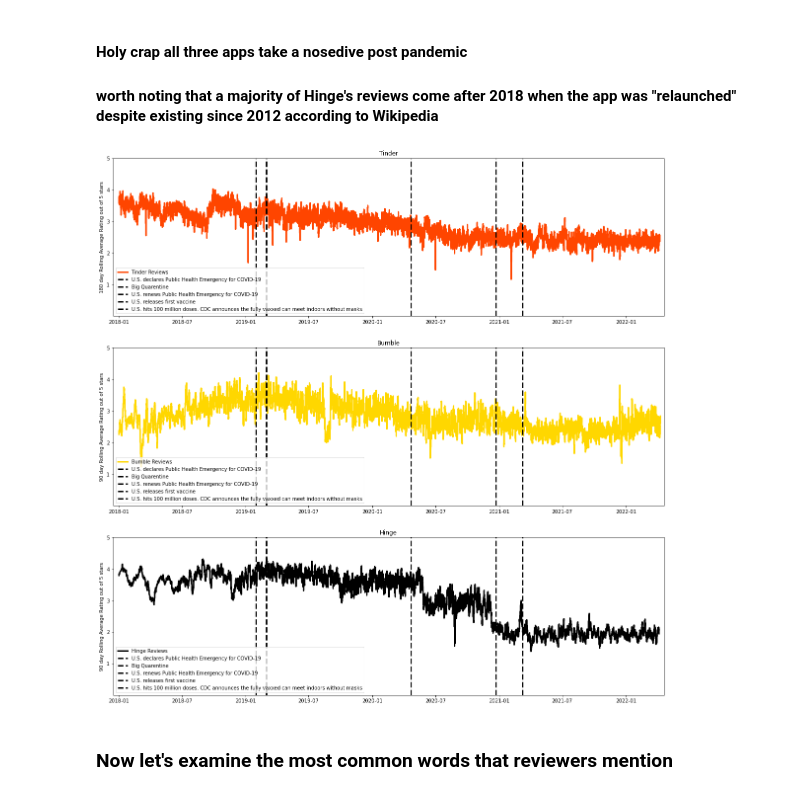
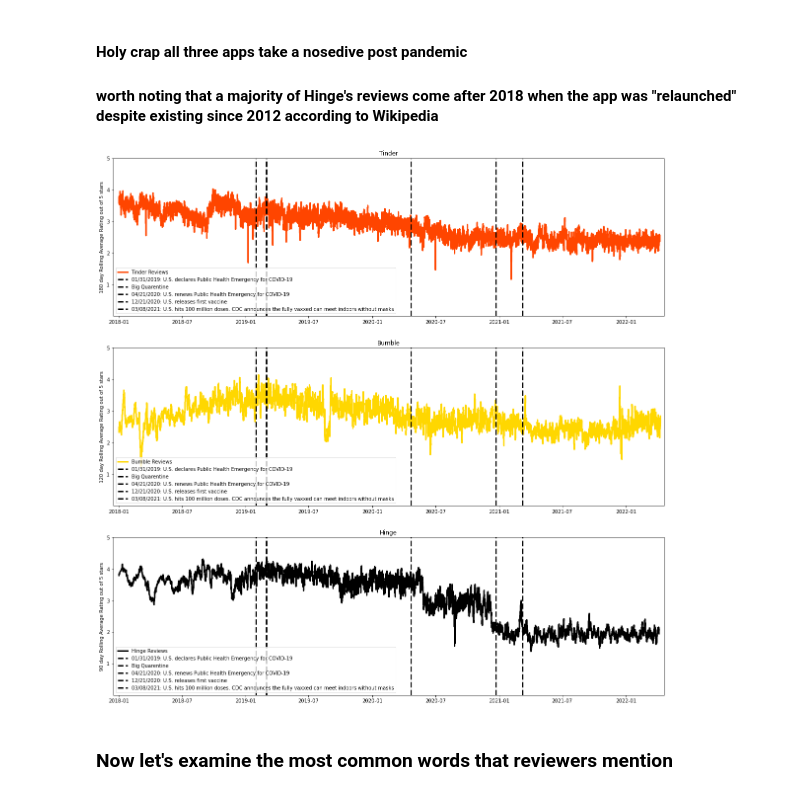
Before and after one commit to johnrh3/ACE_592_Dating_Sim, a Jupyter notebook: Trends/Trend_Analysis.ipynb, the cells around one changed output. Cells and saved outputs as stored; diff of their text form; code cells hidden in the pictures.

```diff
--- a/Trends/Trend_Analysis.ipynb
+++ b/Trends/Trend_Analysis.ipynb
@@ -220,7 +220,7 @@ xT = df_T['date']
 yT = df_T['score'].rolling(180).mean()
 
 xB = df_B['date']
-yB = df_B['score'].rolling(90).mean()
+yB = df_B['score'].rolling(120).mean()
 
 xH = df_H['date']
 yH = df_H['score'].rolling(90).mean()
@@ -240,7 +240,7 @@ axs[0].set_xlim(np.datetime64("2017-12-15 00:00:00+00:00"), np.datetime64("2022-
 #bumble
 axs[1].plot_date(xB,yB, fmt='-', label="Bumble Reviews",lw=3, color = 'gold')
 axs[1].title.set_text('Bumble')
-axs[1].set_ylabel("90 day Rolling Average Rating out of 5 stars")
+axs[1].set_ylabel("120 day Rolling Average Rating out of 5 stars")
 axs[1].set_ylim(0,5)
 axs[1].set_yticks([1,2,3,4,5])
 axs[1].set_xlim(np.datetime64("2017-12-15 00:00:00+00:00"), np.datetime64("2022-04-20 00:00:00+00:00"))
@@ -261,55 +261,55 @@ q = np.datetime64("2019-03-01 00:00:00+00:00")
 x2 = np.datetime64("2020-04-21 00:00:00+00:00")
 x3 = np.datetime64("2020-12-21 00:00:00+00:00")
 x4 = np.datetime64("2021-03-08 00:00:00+00:00")
-x5 = np.datetime64("2021-03-08 00:00:00+00:00")
+#x5 = np.datetime64("2021-03-08 00:00:00+00:00")
 
 #US declares COVID emergency
-axs[0].vlines(x1, 0, 80, colors='black', label="U.S. declares Public Health Emergency for COVID-19",lw=3,
+axs[0].vlines(x1, 0, 80, colors='black', label="01/31/2019: U.S. declares Public Health Emergency for COVID-19",lw=3,
               linestyles='dashed')
-axs[1].vlines(x1, 0, 80, colors='black', label="U.S. declares Public Health Emergency for COVID-19",lw=3,
+axs[1].vlines(x1, 0, 80, colors='black', label="01/31/2019: U.S. declares Public Health Emergency for COVID-19",lw=3,
               linestyles='dashed')
-axs[2].vlines(x1, 0, 80, colors='black', label="U.S. declares Public Health Emergency for COVID-19",lw=3,
+axs[2].vlines(x1, 0, 80, colors='black', label="01/31/2019: U.S. declares Public Health Emergency for COVID-19",lw=3,
               linestyles='dashed')
 
 #big quarentine
 axs[0].vlines(q, 0, 80, colors='black', label="Big Quarentine",lw=3,
               linestyles='dashed')
 axs[1].vlines(q, 0, 80, colors='black', label="Big Quarentine",lw=3,
               linestyles='dashed')
 axs[2].vlines(q, 0, 80, colors='black', label="Big Quarentine",lw=3,
               linestyles='dashed')
 
 #renewed emergency call
-axs[0].vlines(x2, 0, 80, colors='black', label="U.S. renews Public Health Emergency for COVID-19",lw=3,
+axs[0].vlines(x2, 0, 80, colors='black', label="04/21/2020: U.S. renews Public Health Emergency for COVID-19",lw=3,
               linestyles='dashed')
-axs[1].vlines(x2, 0, 80, colors='black', label="U.S. renews Public Health Emergency for COVID-19",lw=3,
+axs[1].vlines(x2, 0, 80, colors='black', label="04/21/2020: U.S. renews Public Health Emergency for COVID-19",lw=3,
               linestyles='dashed')
-axs[2].vlines(x2, 0, 80, colors='black', label="U.S. renews Public Health Emergency for COVID-19",lw=3,
+axs[2].vlines(x2, 0, 80, colors='black', label="04/21/2020: U.S. renews Public Health Emergency for COVID-19",lw=3,
               linestyles='dashed')
 
 #vaccines drop first doses
-axs[0].vlines(x3, 0, 80, colors='black', label="U.S. releases first vaccine",lw=3,
+axs[0].vlines(x3, 0, 80, colors='black', label="12/21/2020: U.S. releases first vaccine",lw=3,
               linestyles='dashed')
-axs[1].vlines(x3, 0, 80, colors='black', label="U.S. releases first vaccine",lw=3,
+axs[1].vlines(x3, 0, 80, colors='black', label="12/21/2020: U.S. releases first vaccine",lw=3,
               linestyles='dashed')
-axs[2].vlines(x3, 0, 80, colors='black', label="U.S. releases first vaccine",lw=3,
+axs[2].vlines(x3, 0, 80, colors='black', label="12/21/2020: U.S. releases first vaccine",lw=3,
               linestyles='dashed')
 
 #CDC announces fully vaxxed can meet inside without masks
-axs[0].vlines(x4, 0, 80, colors='black', label="U.S. hits 100 million doses. CDC announces the fully vaxxed can meet indoors without masks",lw=3,
+axs[0].vlines(x4, 0, 80, colors='black', label="03/08/2021: U.S. hits 100 million doses. CDC announces the fully vaxxed can meet indoors without masks",lw=3,
               linestyles='dashed')
-axs[1].vlines(x4, 0, 80, colors='black', label="U.S. hits 100 million doses. CDC announces the fully vaxxed can meet indoors without masks",lw=3,
+axs[1].vlines(x4, 0, 80, colors='black', label="03/08/2021: U.S. hits 100 million doses. CDC announces the fully vaxxed can meet indoors without masks",lw=3,
               linestyles='dashed')
-axs[2].vlines(x4, 0, 80, colors='black', label="U.S. hits 100 million doses. CDC announces the fully vaxxed can meet indoors without masks",lw=3,
+axs[2].vlines(x4, 0, 80, colors='black', label="03/08/2021: U.S. hits 100 million doses. CDC announces the fully vaxxed can meet indoors without masks",lw=3,
               linestyles='dashed')
 
 
 axs[0].legend(loc="lower left")
 axs[1].legend(loc="lower left")
 axs[2].legend(loc="lower left")
 plt.show()
 # %% [output]
-[figure, old version]
+[figure, new version]
 # %% [markdown]
 ### Now let's examine the most common words that reviewers mention
 # %%
```
Also changed, not shown: parts of 5 cells of this notebook.
